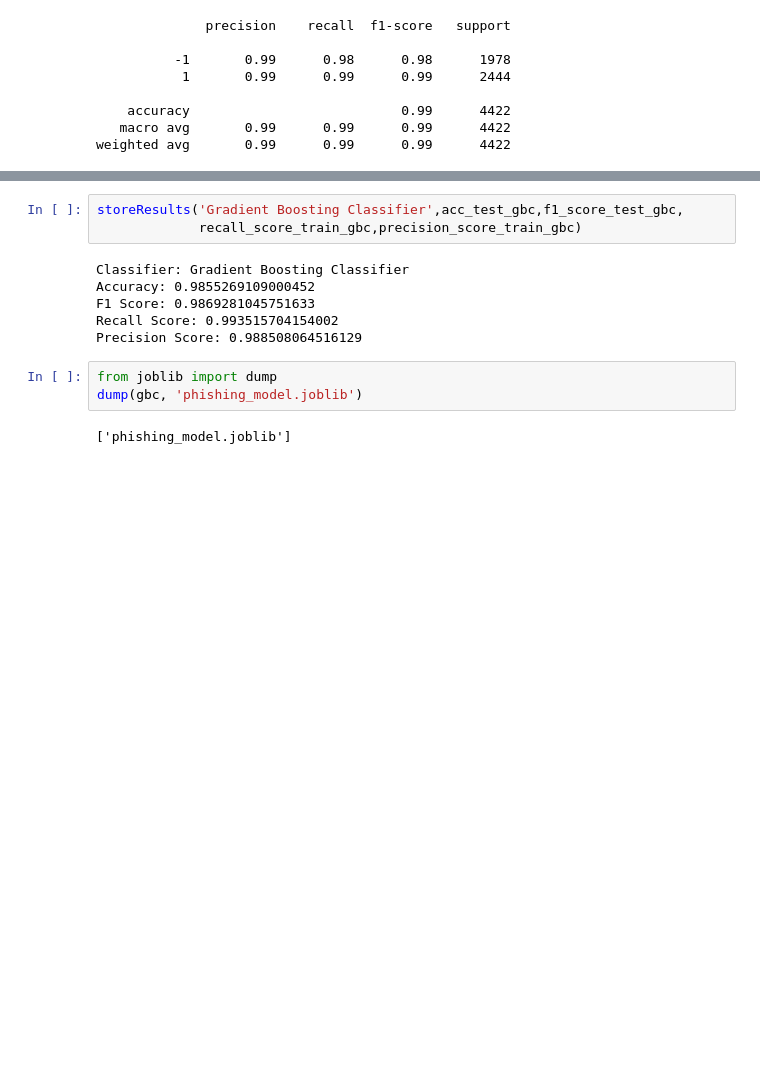
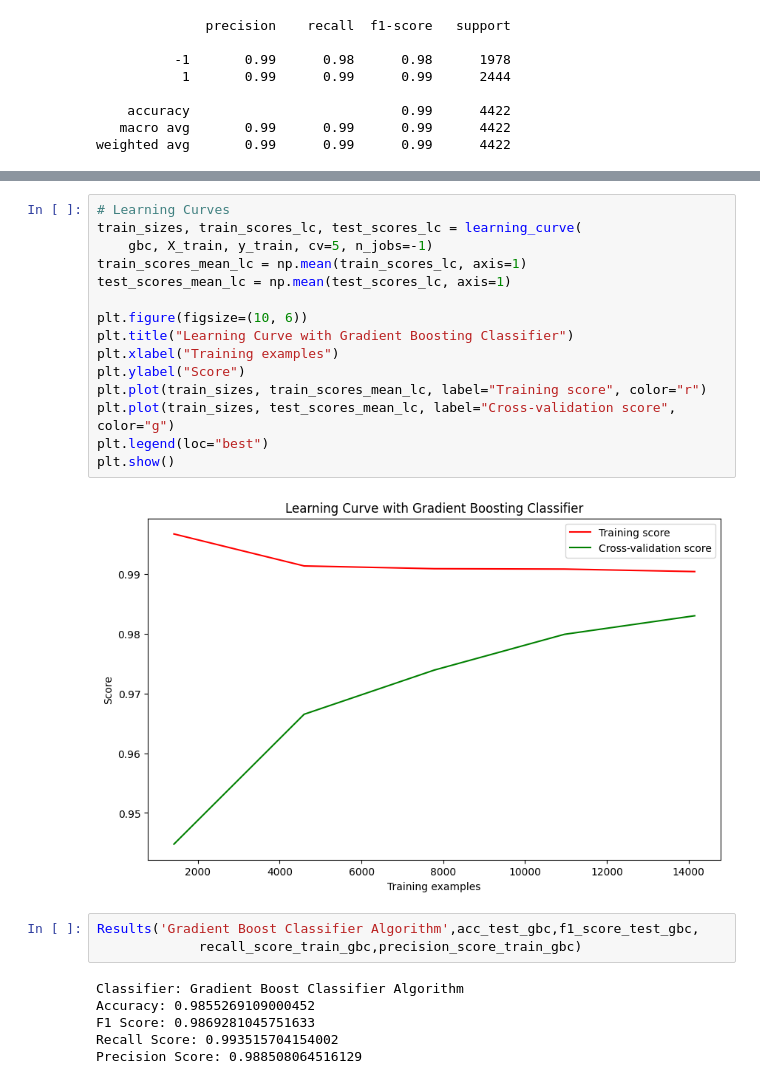
Before and after one commit to Ankit2563/Phishing_URL_Detection, a Jupyter notebook: GradientBoost.ipynb, the cells around one changed output, grey strips where cells are left out. Cells and saved outputs as stored; diff of their text form; blank space fills up the shorter version.

```diff
--- a/GradientBoost.ipynb
+++ b/GradientBoost.ipynb
@@ -258,14 +291,26 @@ def storeResults(classifier, accuracy, f1_score, recall_score, precision_score):
+# %%
+# Learning Curves
+train_sizes, train_scores_lc, test_scores_lc = learning_curve(
+    gbc, X_train, y_train, cv=5, n_jobs=-1)
+train_scores_mean_lc = np.mean(train_scores_lc, axis=1)
+test_scores_mean_lc = np.mean(test_scores_lc, axis=1)
+
+plt.figure(figsize=(10, 6))
+plt.title("Learning Curve with Gradient Boosting Classifier")
+plt.xlabel("Training examples")
+plt.ylabel("Score")
+plt.plot(train_sizes, train_scores_mean_lc, label="Training score", color="r")
+plt.plot(train_sizes, test_scores_mean_lc, label="Cross-validation score", color="g")
+plt.legend(loc="best")
+plt.show()
+# %% [output]
+[figure, added]
 # %%
-storeResults('Gradient Boosting Classifier',acc_test_gbc,f1_score_test_gbc,
+Results('Gradient Boost Classifier Algorithm',acc_test_gbc,f1_score_test_gbc,
              recall_score_train_gbc,precision_score_train_gbc)
 # %% [output]
-Classifier: Gradient Boosting Classifier
+Classifier: Gradient Boost Classifier Algorithm
 Accuracy: 0.9855269109000452
 F1 Score: 0.9869281045751633
 Recall Score: 0.993515704154002
 Precision Score: 0.988508064516129
-# %%
-from joblib import dump
-dump(gbc, 'phishing_model.joblib')
-# %% [output]
-['phishing_model.joblib']
```
Also changed, not shown: parts of 6 cells of this notebook, 6 other files.
